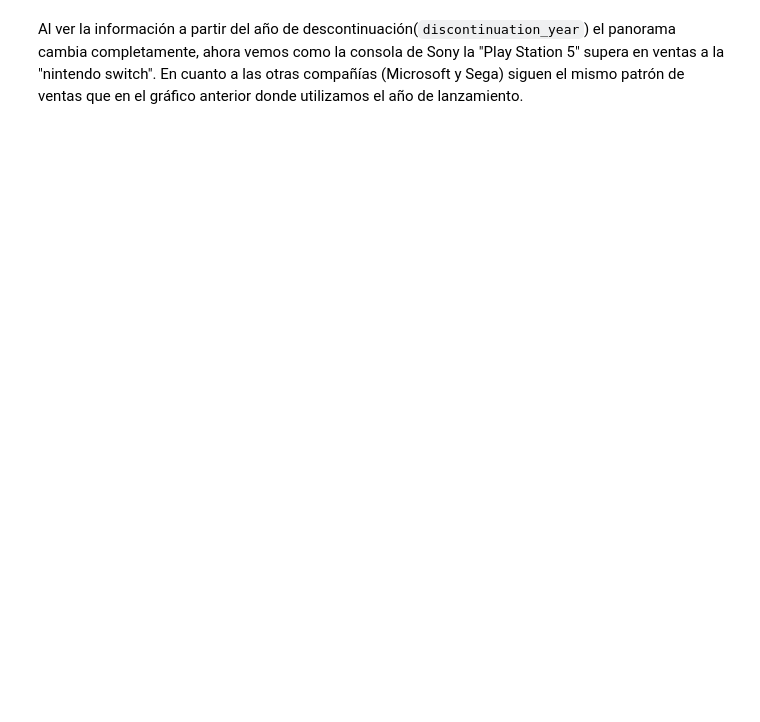
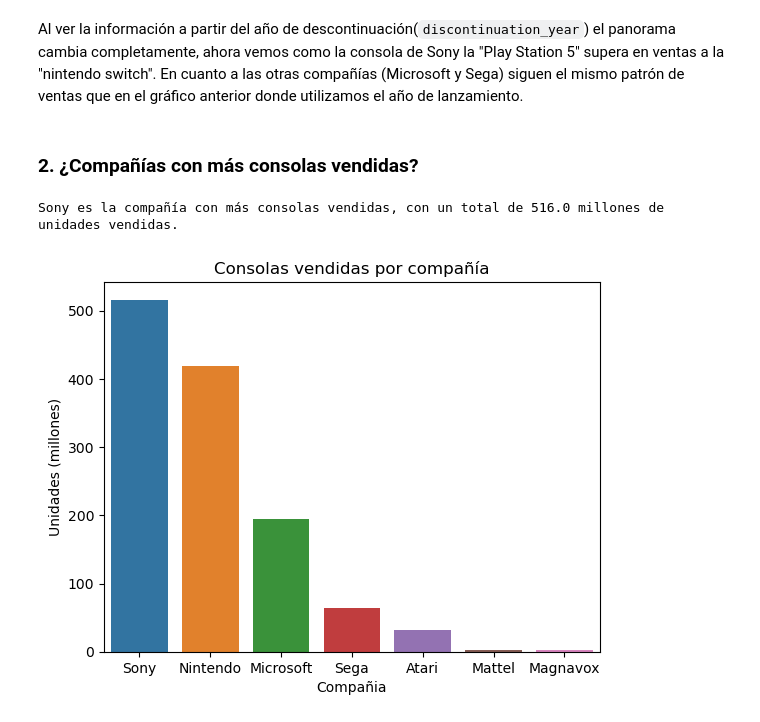
Before and after one commit to pahoalapizco/eda-persona-projects, a Jupyter notebook: notebooks/1.0-eda_personal_projects-console_analysis.ipynb, the cells around one changed output. Saved outputs shown, nothing was run; the diff lists cells and outputs as text; code cells hidden in the pictures; blank space fills up the shorter version.

Commit message:
:sparkles: Data Analysis: Video game consoles (finished)

```diff
--- a/notebooks/1.0-eda_personal_projects-console_analysis.ipynb
+++ b/notebooks/1.0-eda_personal_projects-console_analysis.ipynb
@@ -230,2 +228,31 @@ Name: discontinuation_year, dtype: int64
 # %% [markdown]
 Al ver la información a partir del año de descontinuación(`discontinuation_year`) el panorama cambia completamente, ahora vemos como la consola de Sony la "Play Station 5" supera en ventas a la "nintendo switch". En cuanto a las otras compañías (Microsoft y Sega) siguen el mismo patrón de ventas que en el gráfico anterior donde utilizamos el año de lanzamiento.
+# %% [markdown]
+### **2. ¿Compañías con más consolas vendidas?**
+# %%
+sold_consoles_df = (
+  console_df
+  .groupby(["company"])["units_sold_million_"]
+  .sum()
+  .sort_values(ascending=False)
+  .reset_index(name="units_sold")
+)
+
+sns.barplot(
+    x=sold_consoles_df["company"],
+    y=sold_consoles_df["units_sold"]
+  ).set(
+    title = "Consolas vendidas por compañía",
+    xlabel="Compañia",
+    ylabel="Unidades (millones)"
+  )
+
+print((sold_consoles_df.loc[0:0, "company"])[0], "es la compañía con más consolas vendidas, con un total de",
+      (sold_consoles_df.loc[0:0, "units_sold"])[0], "millones de unidades vendidas."
+)
+
+
+plt.show()
+# %% [output]
+Sony es la compañía con más consolas vendidas, con un total de 516.0 millones de unidades vendidas.
+[figure, added]
```
Also changed, not shown: parts of 16 cells of this notebook.
